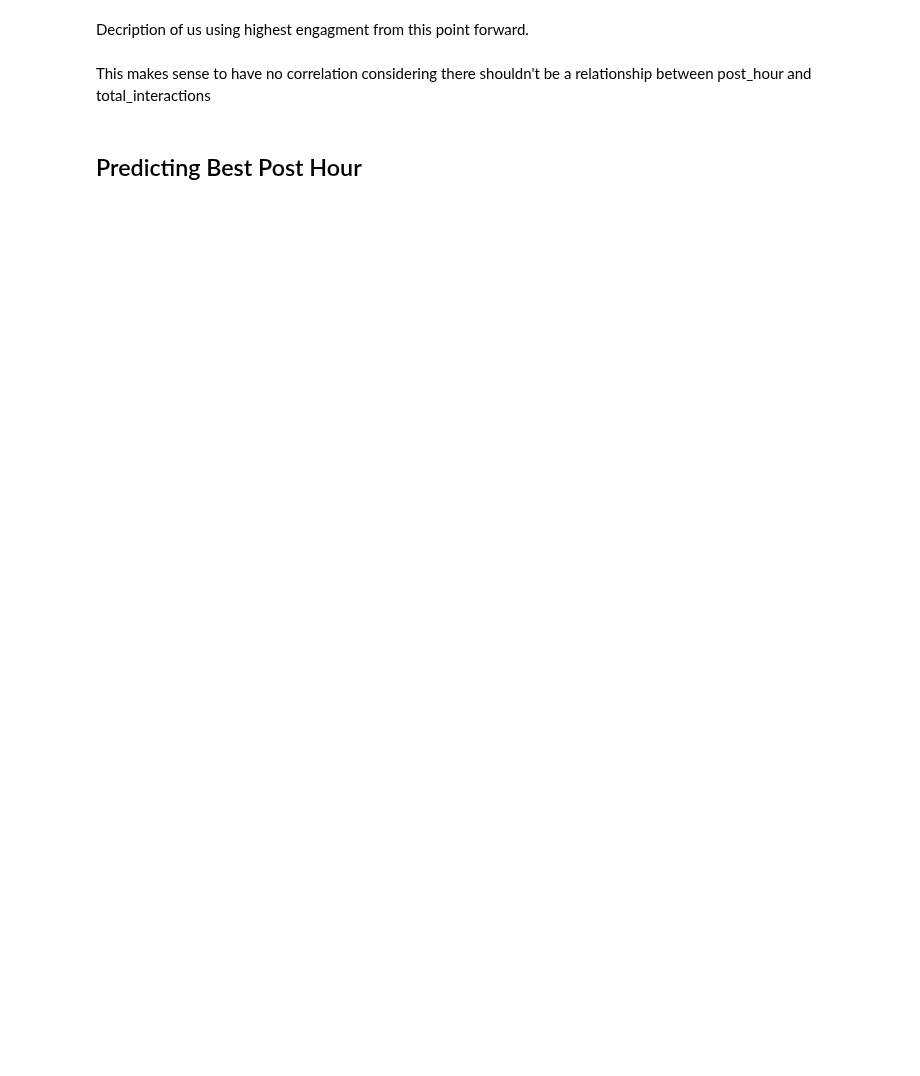
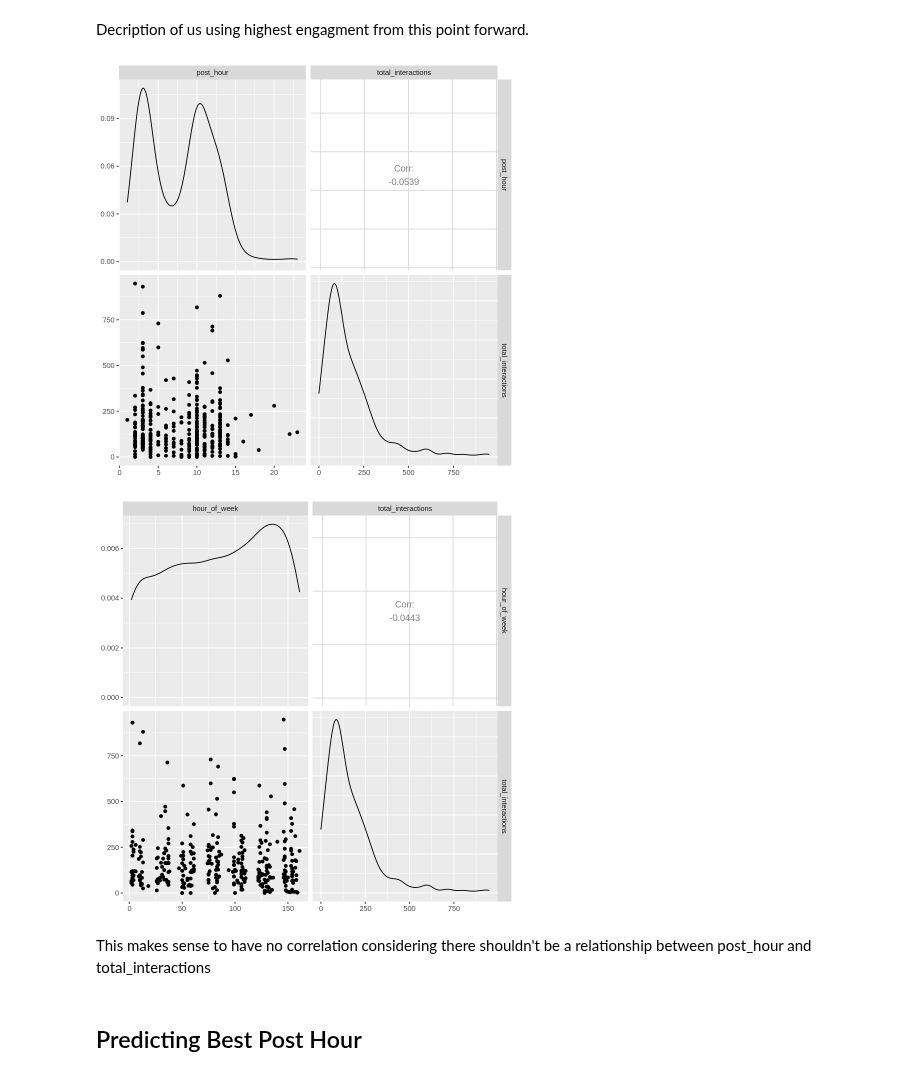
Before and after one commit to amellios/data_science_woohoo, a Jupyter notebook: Final Project Analysis.ipynb, the cells around one changed output. Cells and saved outputs as stored; diff of their text form; code cells hidden in the pictures; blank space fills up the shorter version.

Commit message:
Tried using "hour of week" method, filtered interactions < 1000

```diff
--- a/Final Project Analysis.ipynb
+++ b/Final Project Analysis.ipynb
@@ -41,13 +96,22 @@ Looking at our dataset, it passes the test for tidy data (each row is a single o
 Before we'll get ahead with our exploratory data analysis, we'll split the data into training and testing data to perform a quick summary of the training dataset, including the number of rows, the number of columns, the number of rows with missing data values, and the mean of our predictor variables.
 # %%
 #Renaming "Post Hour"
-facebook_1 <- facebook %>% rename(post_hour = `Post Hour`)
-facebook_1 <- facebook_1 %>% rename(total_interactions = `Total Interactions`)
-facebook_filtered <- facebook_1 %>% filter(total_interactions < 5000)
+facebook_1 <- facebook %>% rename(post_hour = `Post Hour`) %>%
+    rename(post_day = `Post Weekday`) %>%
+    rename(total_interactions = `Total Interactions`)
 
+facebook_filtered <- facebook_1 %>% filter(total_interactions < 5000) %>%
+    mutate(hour_of_week = (post_day - 1) * 24 + post_hour)
+
+#facebook_filtered
+
+facebook_filtered2 <- facebook_1 %>% filter(total_interactions < 1000) %>%
+    mutate(hour_of_week = (post_day - 1) * 24 + post_hour)
+
+facebook_filtered2
 #Split into training (75 percent of data set) and test data
 set.seed(2021)
-facebook_split <- initial_split(facebook_filtered, prop = 0.75, strata = total_interactions)
+facebook_split <- initial_split(facebook_filtered2, prop = 0.75, strata = total_interactions)
 facebook_train <- training(facebook_split)
 facebook_test <- testing(facebook_split)
 
@@ -89,9 +168,16 @@ Decription of us using highest engagment from this point forward.
 # %%
 #Ggpairs
 facebook_ggpairs <- facebook_train %>%
                     select(post_hour, total_interactions) %>%
                     ggpairs()
 facebook_ggpairs
+facebook_ggpairs2 <- facebook_train %>%
+    select(hour_of_week, total_interactions) %>%
+    ggpairs()
+facebook_ggpairs2
+# %% [output]
+[figure, added]
+[figure, added]
 # %% [markdown]
 This makes sense to have no correlation considering there shouldn't be a relationship between post_hour and total_interactions
 # %% [markdown]
```
Also changed, not shown: parts of 8 cells of this notebook.
